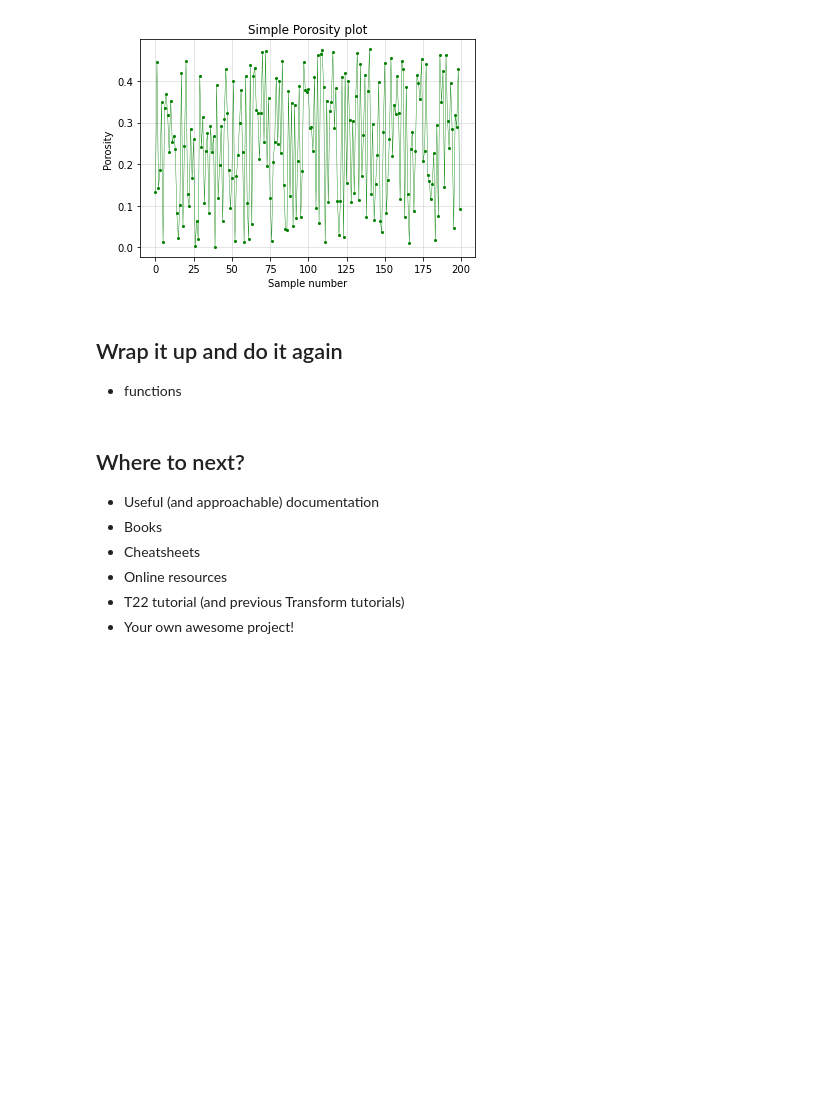
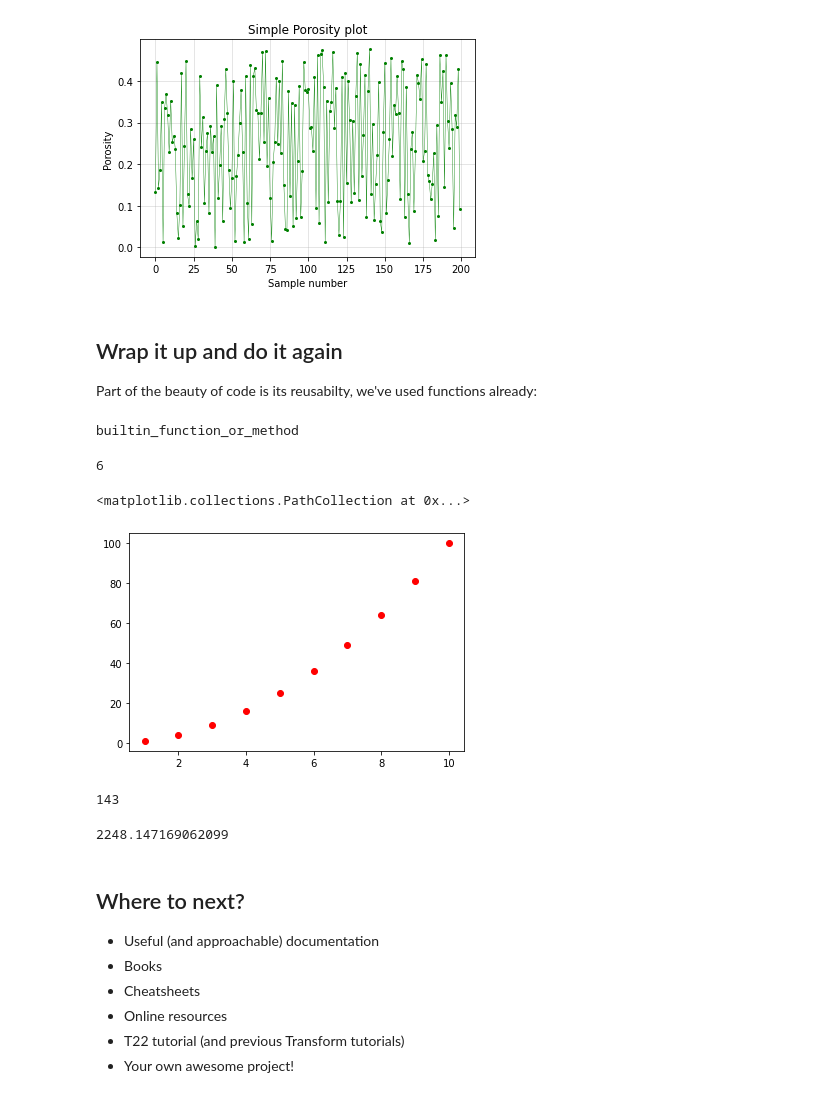
Before and after one commit to Zabamund/T22_getting_started, a Jupyter notebook: Intro_to_Python.ipynb, the cells around one changed output. Saved outputs shown, nothing was run; the diff lists cells and outputs as text; code cells hidden in the pictures; blank space fills up the shorter version.

Commit message:
Add functios and update math

```diff
--- a/Intro_to_Python.ipynb
+++ b/Intro_to_Python.ipynb
@@ -683,4 +687,20 @@ plt.show()
 [figure]
 # %% [markdown]
 ## Wrap it up and do it again
-- functions
+
+Part of the beauty of code is its reusabilty, we've used functions already:
+# %%
+type(print)
+# %% [output]
+builtin_function_or_method
+# %%
+sum([1, 2, 3])
+# %% [output]
+6
+# %%
+xs = [1, 2, 3, 4, 5, 6, 7, 8, 9, 10]
+x2 = [x**2 for x in xs]
+plt.scatter(xs, x2, c='r')
+# %% [output]
+<matplotlib.collections.PathCollection at 0x...>
+[figure, added]
@@ -686,0 +713,4 @@ plt.show()
+# %%
+my_adder(45, 98)
+# %% [output]
+143
@@ -687,3 +729,7 @@ plt.show()
+# %%
+gardner(2766)
+# %% [output]
+2248.147169062099
 # %% [markdown]
 ## Where to next?
 - Useful (and approachable) documentation
```
Also changed, not shown: parts of 4 cells of this notebook.
